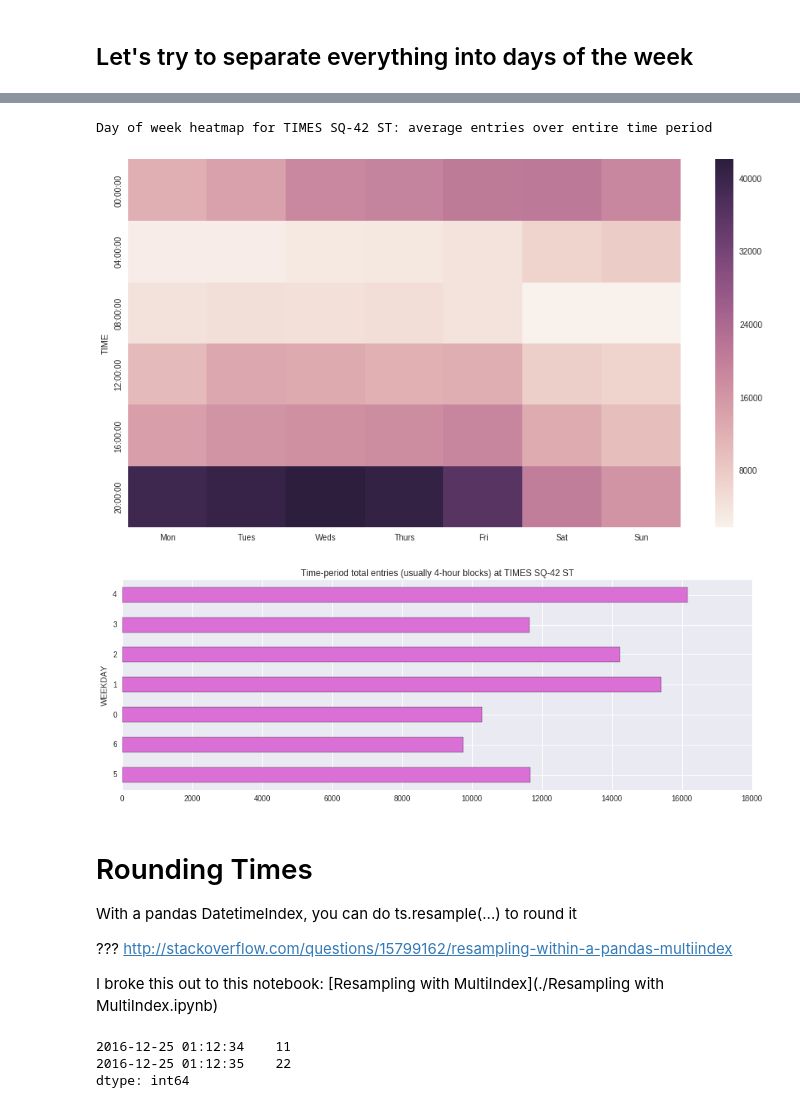
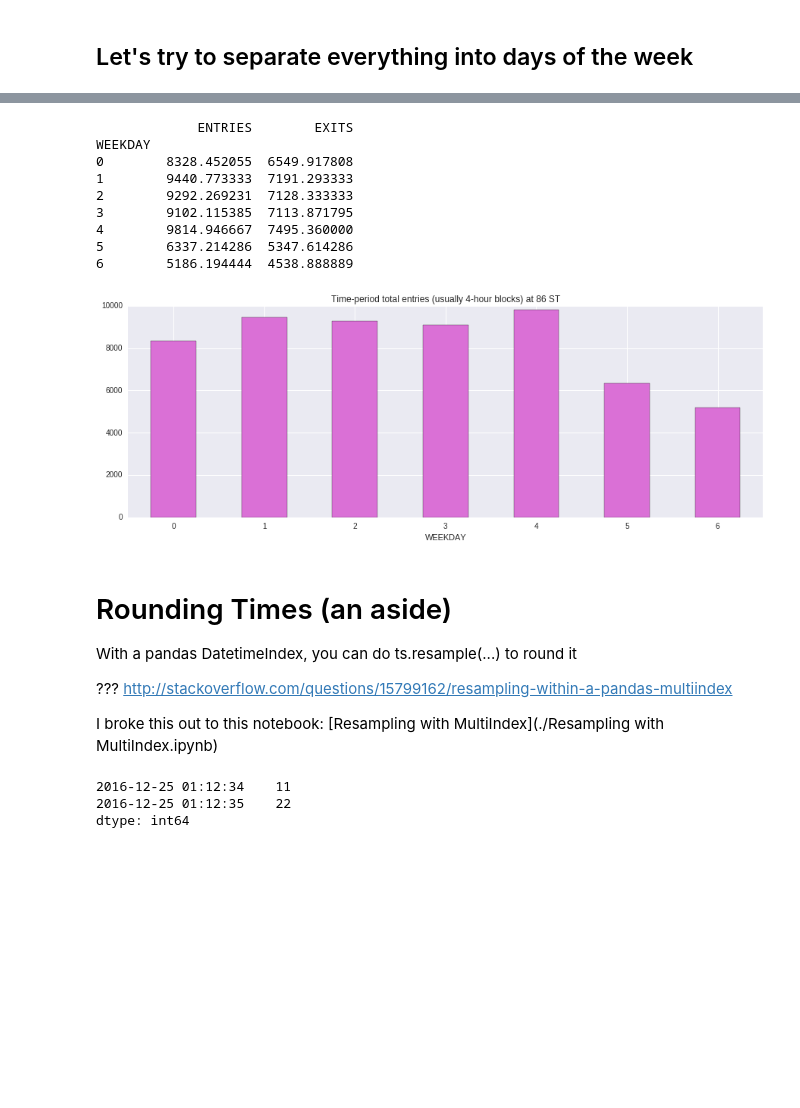
Before and after one commit to IanLondon/MTA-analysis, a Jupyter notebook: ian-benson-pandas.ipynb, the cells around one changed output, grey strips where cells are left out. Drawn from its saved outputs; the diff is of its cells as text; code cells hidden in the pictures; blank space fills up the shorter version.

```diff
--- a/ian-benson-pandas.ipynb
+++ b/ian-benson-pandas.ipynb
@@ -308,3 +339,6 @@ plt.show()
+# %%
+station_of_interest = '86 ST'
+assert station_of_interest in station_period_totals.STATION.unique()
 # %% [markdown]
 # TODO
 * Make sure the selected time period is all **REGULAR**
@@ -424,32 +414,40 @@ weekday_pivot
 # %%
-print 'Day of week heatmap for %s: average entries over entire time period' % station_of_interest
-fig, ax = plt.subplots(figsize=[15,8])
-sns.heatmap(weekday_pivot.dropna(axis=0), ax=ax);
+# print 'Day of week heatmap for %s: average entries over entire time period' % station_of_interest
+# fig, ax = plt.subplots(figsize=[15,8])
+# sns.heatmap(weekday_pivot.dropna(axis=0), ax=ax);
-# %% [output]
-Day of week heatmap for TIMES SQ-42 ST: average entries over entire time period
-[figure, removed]
 # %%
 fig, ax = plt.subplots(figsize=[15,5])
 
-station_weekday_only_avgs = station_day_of_week.groupby(['WEEKDAY'], sort=False).mean()
+station_weekday_only_avgs = station_day_of_week.groupby(['WEEKDAY'], sort='False').mean()
+
+print station_weekday_only_avgs
 
 station_weekday_only_avgs.plot(
-    kind='barh',
+    kind='bar',
     title='Time-period total entries (usually 4-hour blocks) at %s' % station_of_interest,
 #     x=['WEEKDAY','TIME'],
     y='ENTRIES',
     legend=False,
     color='orchid',
     rot=0,
     ax=ax)
 
 # ax.xaxis.set_major_locator(ticker.MultipleLocator(1))
 
 plt.show()
 # %% [output]
+             ENTRIES        EXITS
+WEEKDAY
+0        8328.452055  6549.917808
+1        9440.773333  7191.293333
+2        9292.269231  7128.333333
+3        9102.115385  7113.871795
+4        9814.946667  7495.360000
+5        6337.214286  5347.614286
+6        5186.194444  4538.888889
-[figure, old version]
+[figure, new version]
 # %% [markdown]
-# Rounding Times
+# Rounding Times (an aside)
 
 With a pandas DatetimeIndex, you can do ts.resample(...) to round it
 
```
Also changed, not shown: parts of 38 cells of this notebook, 4 other files.
